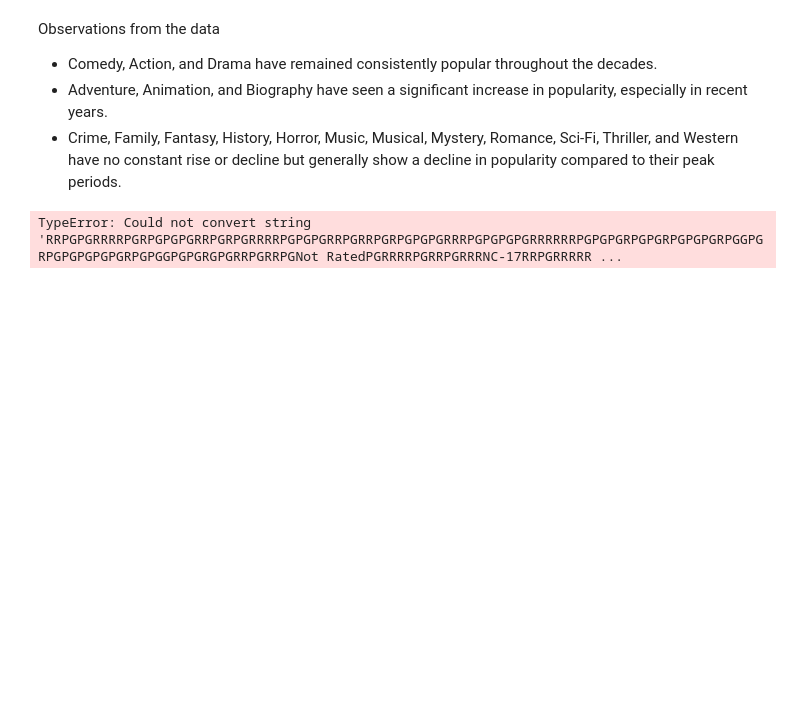
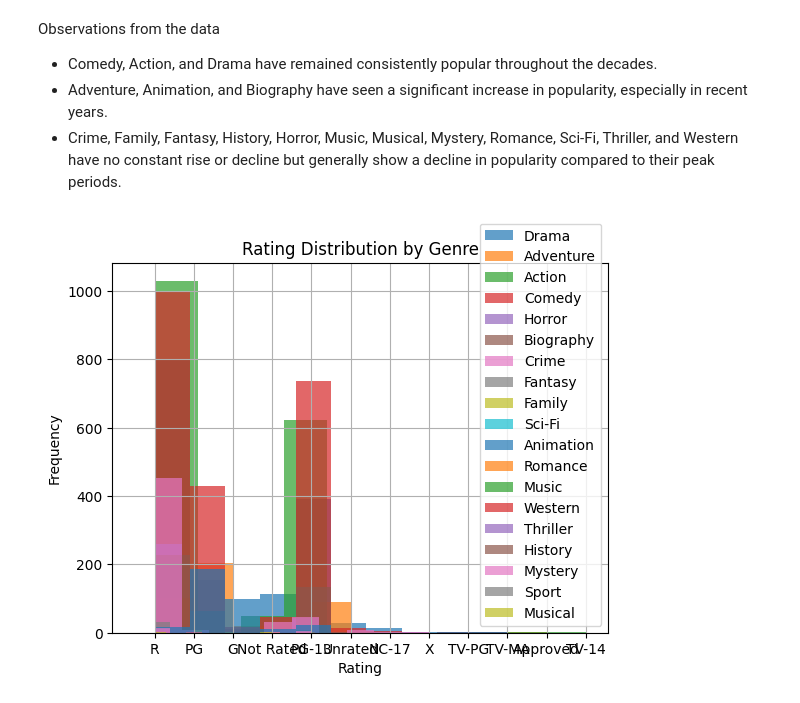
Before and after one commit to mutlyn/Movies_Capstone_Project, a Jupyter notebook: Movie_project.ipynb, the cells around one changed output. Saved outputs shown, nothing was run; the diff lists cells and outputs as text; code cells hidden in the pictures; blank space fills up the shorter version.

```diff
--- a/Movie_project.ipynb
+++ b/Movie_project.ipynb
@@ -242,16 +242,3 @@ Observations from the data
 - Comedy, Action, and Drama have remained consistently popular throughout the decades.
 - Adventure, Animation, and Biography have seen a significant increase in popularity, especially in recent years.
 -  Crime, Family, Fantasy, History, Horror, Music, Musical, Mystery, Romance, Sci-Fi, Thriller, and Western have no constant rise or decline but generally show a decline in popularity compared to their peak periods.
-# %%
-# Calculate the mean and median ratings
-mean_rating = movies_data['rating'].mean()
-median_rating = movies_data['rating'].median()
-
-print("Mean rating:", mean_rating)
-print("Median rating:", median_rating)
-
-# Find the highest-rated movies
-highest_rated_movies = movies_data.nlargest(10, 'rating')
-print(highest_rated_movies[['title', 'rating']])
-# %% [output]
-TypeError: Could not convert string 'RRPGPGRRRRPGRPGPGPGRRPGRPGRRRRPGPGPGRRPGRRPGRPGPGPGRRRPGPGPGPGRRRRRRPGPGPGRPGPGRPGPGPGRPGGPGRPGPGPGPGPGRPGPGGPGPGRGPGRRPGRRPGNot RatedPGRRRRPGRRPGRRRNC-17RRPGRRRRR ...
@@ -271 +245,17 @@ plt.show()
+# %%
+# Splitting genres into individual rows
+movies_data_expanded = movies_data.explode('genre')
+
+#histogram to depict the distribution of ratings across genres
+for genre in movies_data_expanded['genre'].unique():
+    genre_data = movies_data_expanded[movies_data_expanded['genre'] == genre]
+    genre_data['rating'].hist(bins=10, alpha=0.7, label=genre)
+
+plt.title('Rating Distribution by Genre')
+plt.xlabel('Rating')
+plt.ylabel('Frequency')
+plt.legend()
+plt.show()
+# %% [output]
+[figure, added]
 # %%
```
Also changed, not shown: parts of 2 cells of this notebook.
